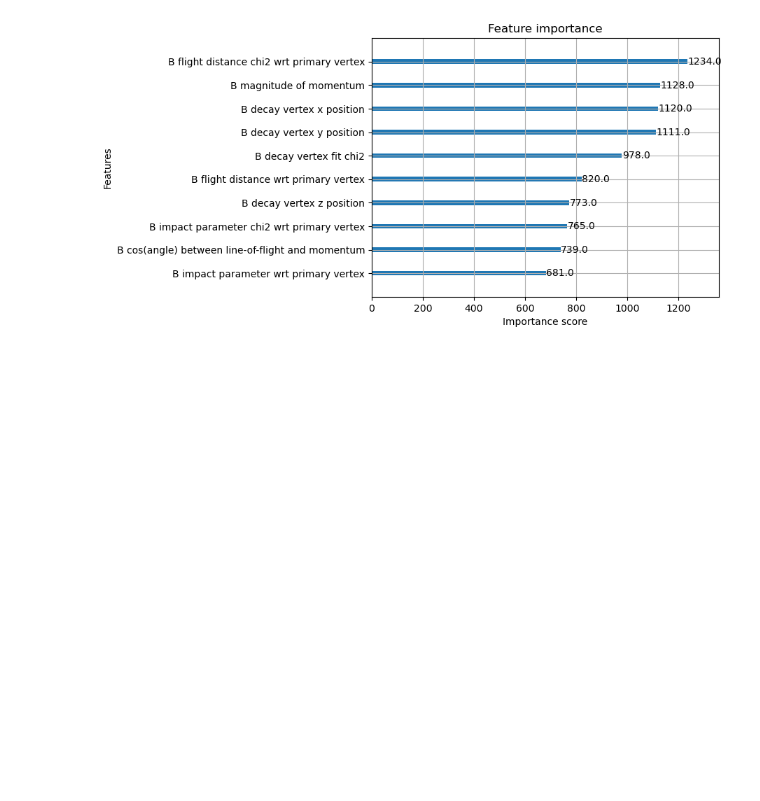
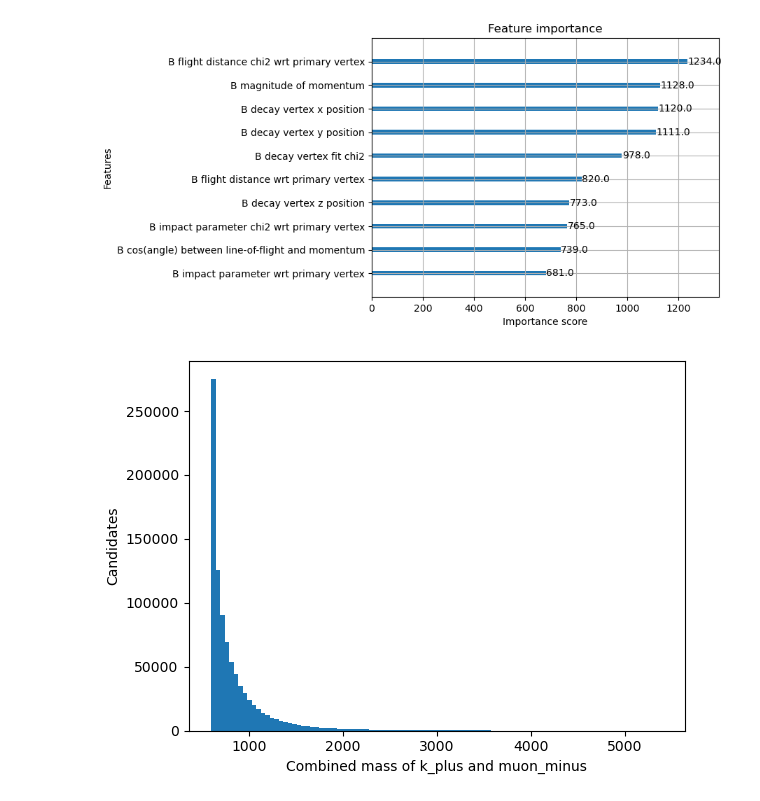
Before and after one commit to kamil-magom/kamil-sahrid-y3-cycle1-lab, a Jupyter notebook: kamil/workbook.ipynb, the cells around one changed output. Saved outputs shown, nothing was run; the diff lists cells and outputs as text; code cells hidden in the pictures; blank space fills up the shorter version.

```diff
--- a/kamil/workbook.ipynb
+++ b/kamil/workbook.ipynb
@@ -211,3 +211,22 @@ a = xgboost.plot_importance(model)
 [figure]
 [figure]
 [figure]
+# %%
+import numpy as np
+
+k_plus_energy = data_2011['Kaon 4-momentum energy component']
+k_plus_momentum = data_2011['Kaon magnitude of momentum']
+muon_minus_energy = data_2011['Opposite-sign muon 4-momentum energy component']
+muon_minus_momentum = data_2011['Opposite-sign muon magnitude of momentum']
+
+combined_energy = k_plus_energy + muon_minus_energy
+combined_momentum = k_plus_momentum + muon_minus_momentum
+
+mass = np.sqrt(combined_energy**2 - combined_momentum**2)
+
+plt.hist(mass, bins=100)
+plt.xlabel(r'Combined mass of k_plus and muon_minus')
+plt.ylabel(r'Candidates')
+plt.show()
+# %% [output]
+[figure, added]
```
